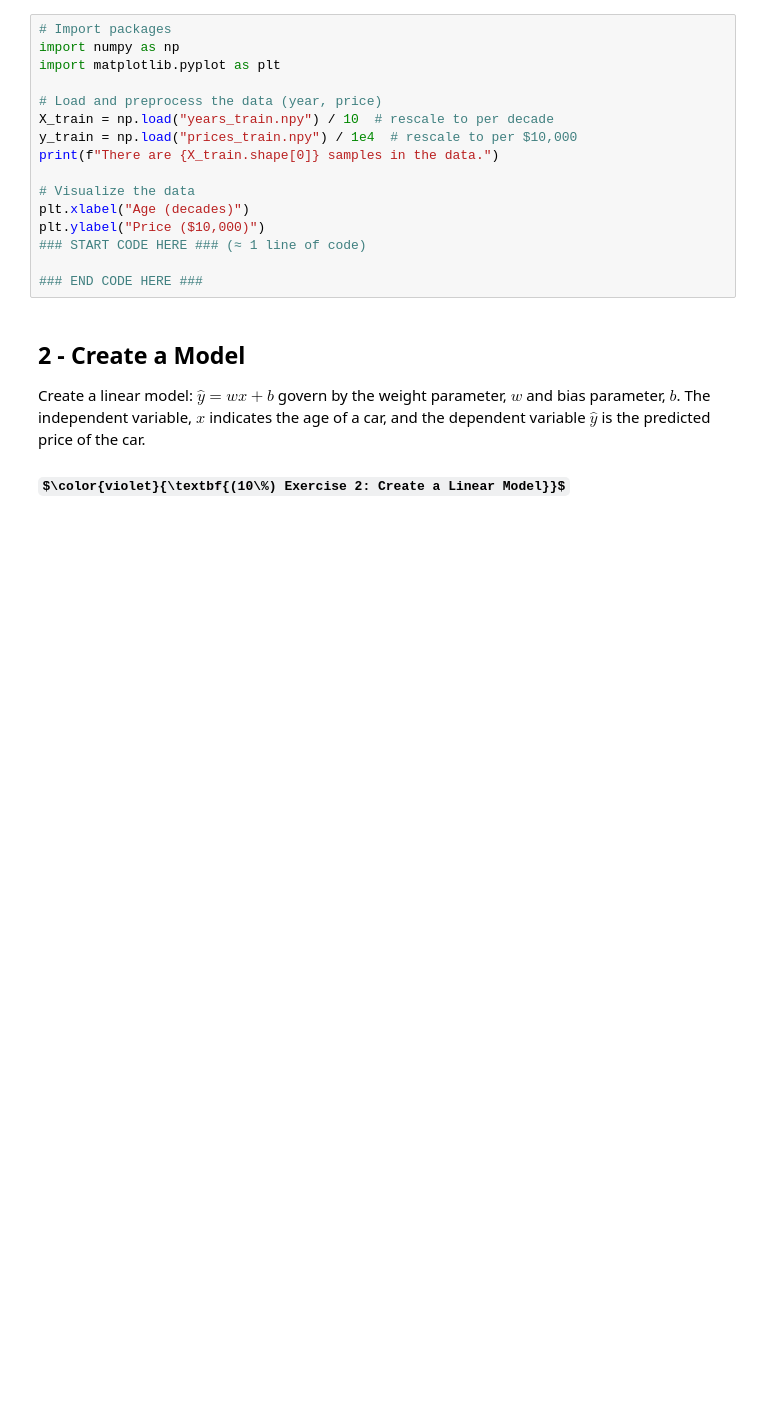
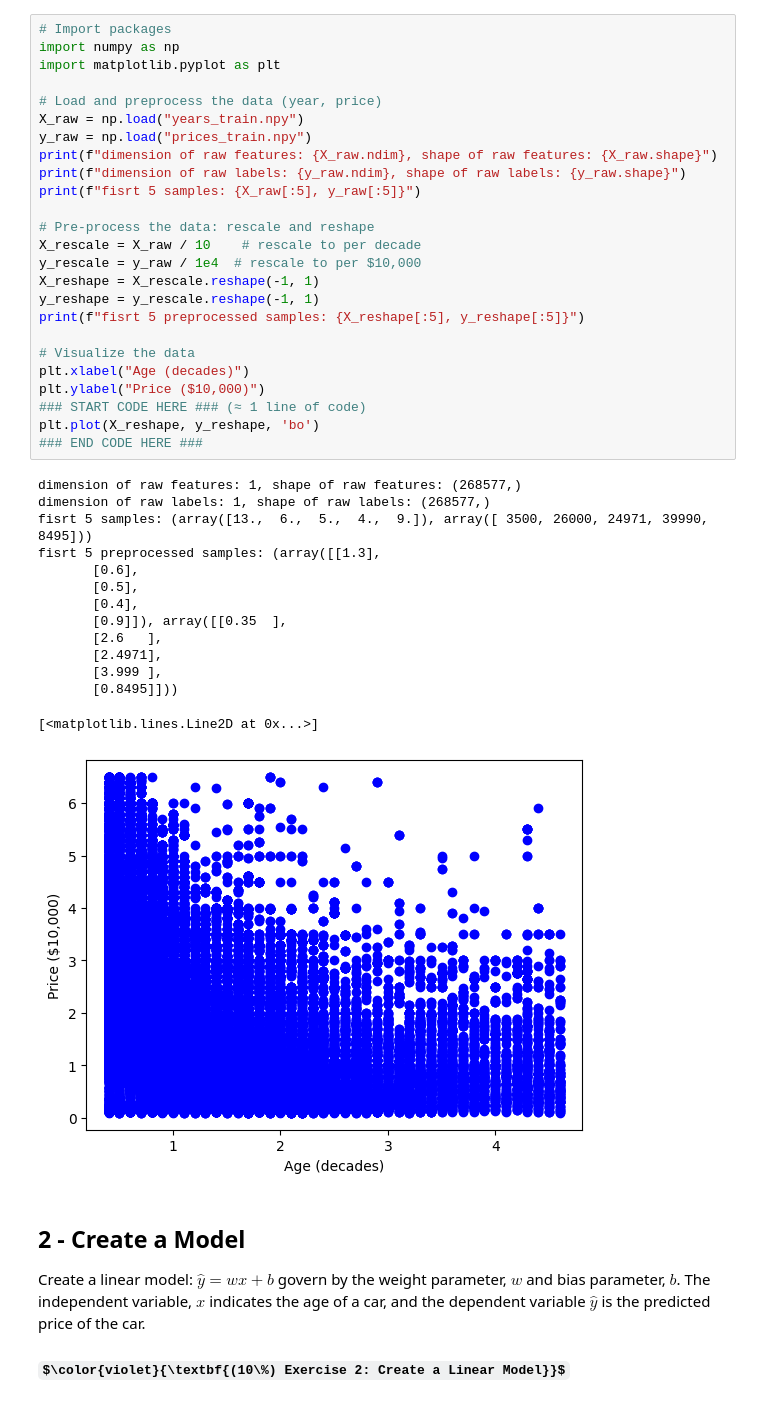
Before and after one commit to linzhangUCA/3321tpl-linear_model, a Jupyter notebook: linear_model.ipynb, the cells around one changed output. Cells and saved outputs as stored; diff of their text form; some formulas as TeX source; blank space fills up the shorter version.

Commit message:
update data processing

```diff
--- a/linear_model.ipynb
+++ b/linear_model.ipynb
@@ -33,19 +33,43 @@ The objective is to predict a car's price given its age. And we need data to bui
 # %%
 # Import packages
 import numpy as np
 import matplotlib.pyplot as plt
 
 # Load and preprocess the data (year, price)
-X_train = np.load("years_train.npy") / 10  # rescale to per decade
-y_train = np.load("prices_train.npy") / 1e4  # rescale to per $10,000
-print(f"There are {X_train.shape[0]} samples in the data.")
+X_raw = np.load("years_train.npy")
+y_raw = np.load("prices_train.npy")
+print(f"dimension of raw features: {X_raw.ndim}, shape of raw features: {X_raw.shape}")
+print(f"dimension of raw labels: {y_raw.ndim}, shape of raw labels: {y_raw.shape}")
+print(f"fisrt 5 samples: {X_raw[:5], y_raw[:5]}")
+
+# Pre-process the data: rescale and reshape
+X_rescale = X_raw / 10    # rescale to per decade
+y_rescale = y_raw / 1e4  # rescale to per $10,000
+X_reshape = X_rescale.reshape(-1, 1)
+y_reshape = y_rescale.reshape(-1, 1)
+print(f"fisrt 5 preprocessed samples: {X_reshape[:5], y_reshape[:5]}")
 
 # Visualize the data
 plt.xlabel("Age (decades)")
 plt.ylabel("Price ($10,000)")
 ### START CODE HERE ### (≈ 1 line of code)
-
+plt.plot(X_reshape, y_reshape, 'bo')
 ### END CODE HERE ###
+# %% [output]
+dimension of raw features: 1, shape of raw features: (268577,)
+dimension of raw labels: 1, shape of raw labels: (268577,)
+fisrt 5 samples: (array([13.,  6.,  5.,  4.,  9.]), array([ 3500, 26000, 24971, 39990,  8495]))
+fisrt 5 preprocessed samples: (array([[1.3],
+       [0.6],
+       [0.5],
+       [0.4],
+       [0.9]]), array([[0.35  ],
+       [2.6   ],
+       [2.4971],
+       [3.999 ],
+       [0.8495]]))
+[<matplotlib.lines.Line2D at 0x...>]
+[figure, added]
 # %% [markdown]
 ## 2 - Create a Model
 Create a linear model: $\hat{y} = wx + b$ govern by the weight parameter, $w$ and bias parameter, $b$. The independent variable, $x$ indicates the age of a car, and the dependent variable $\hat{y}$ is the predicted price of the car.
```
Also changed, not shown: parts of 3 cells of this notebook.
